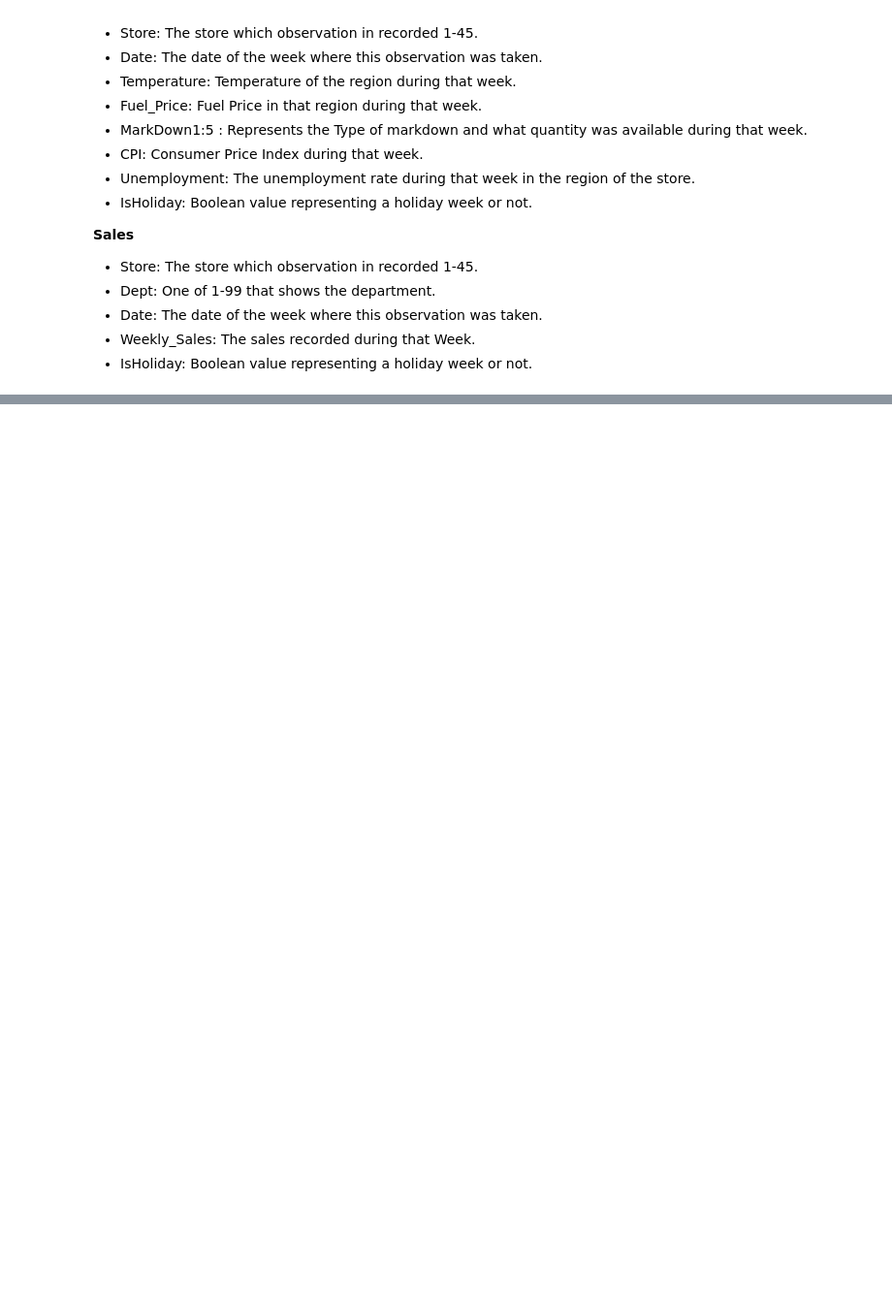
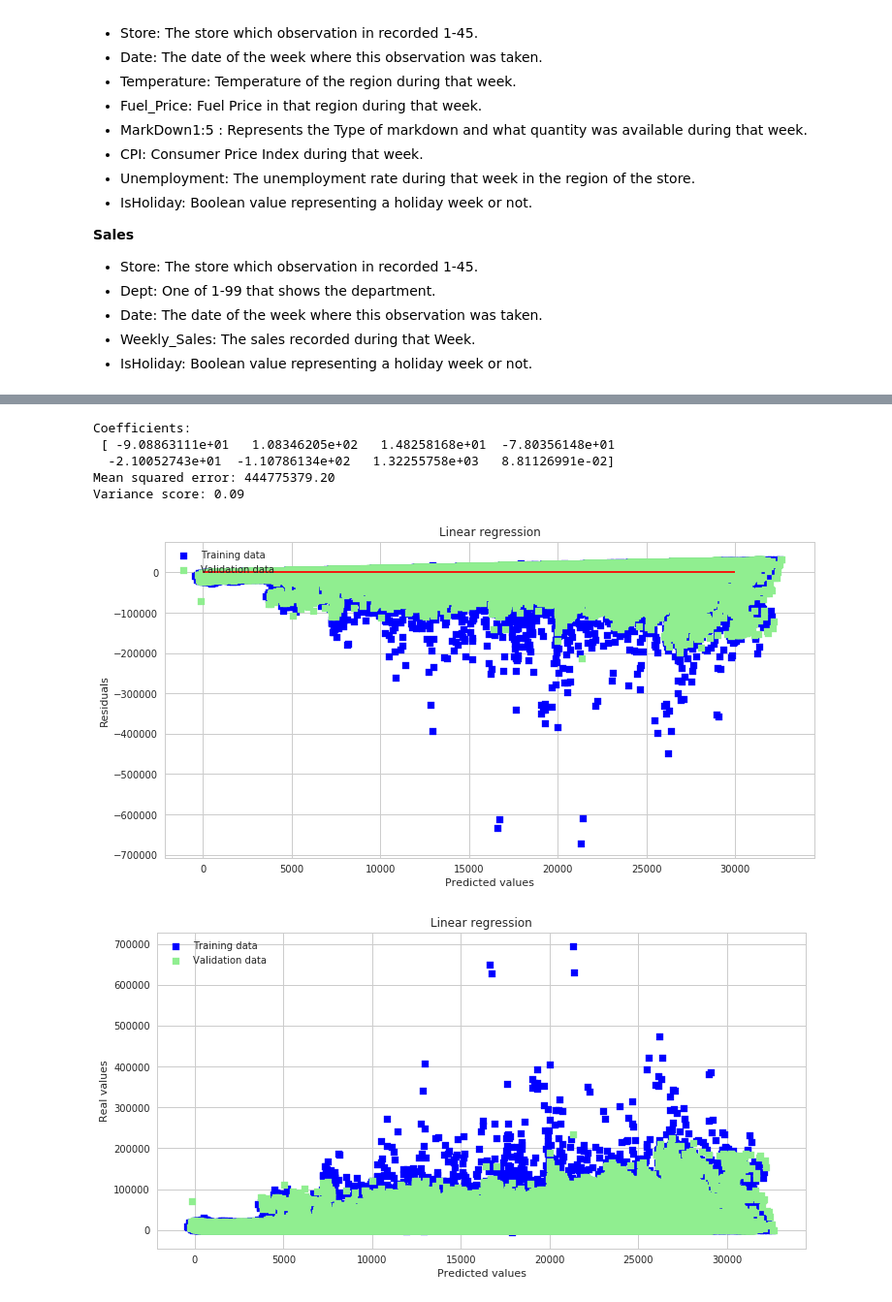
Before and after one commit to fkucuk/SWE582-ML-Final, a Jupyter notebook: Retail.ipynb, the cells around one changed output, grey strips where cells are left out. Shown at 97% size. Saved outputs shown, nothing was run; the diff lists cells and outputs as text; code cells hidden in the pictures; blank space fills up the shorter version.

```diff
--- a/Retail.ipynb
+++ b/Retail.ipynb
@@ -73,9 +98,10 @@ denormSales.describe().transpose()
 # %%
+#causes kernel to fail
 #scatterplot
-sns.set()
-cols = ['Weekly_Sales', 'Temperature', 'Fuel_Price', 'CPI', 'Size', 'IsHoliday', 'Type', 'Dept']
-sns.pairplot(denormSales[cols], size = 5)
-plt.show()
+#sns.set()
+#cols = ['Weekly_Sales', 'Temperature', 'Fuel_Price', 'CPI', 'Size', 'IsHoliday', 'Type', 'Dept']
+#sns.pairplot(denormSales[cols], size = 5)
+#plt.show()
 # %%
 corrmat = denormSales[['Weekly_Sales', 'Temperature', 'Fuel_Price', 'CPI', 'Unemployment', 'Type', 'Size', 'Dept']].corr()
 
@@ -127,52 +161,44 @@ lr = LinearRegression()
 lr.fit(x_train1, y_train1)
 
 y_pred1 = lr.predict(x_test1)
-
 y_train_pred1 = lr.predict(x_train1)
-
-print("Score: ", lr.score(x_test1, y_test1))
-
-print("x_train1.shape:", x_train1.shape)
-print("y_train1.shape:", y_train1.shape)
-print("x_test1.shape:", x_test1.shape)
-print("y_test1.shape:", y_test1.shape)
-print("y_pred1.shape:", y_pred1.shape)
-print("y_train_pred1.shape", y_train_pred1.shape)
-
-print ("Fit a model X_train, and calculate MSE with Y_train:",
-       np.mean((y_train1 - y_train_pred1) ** 2))
-print ("Fit a model X_train, and calculate MSE with X_test, Y_test:",
-       np.mean((y_test1 - y_pred1) ** 2))
 
 # The coefficients
 print('Coefficients: \n', lr.coef_)
 # The mean squared error
 print("Mean squared error: %.2f"
       % mean_squared_error(y_test1, y_pred1))
 # Explained variance score: 1 is perfect prediction
 print('Variance score: %.2f' % r2_score(y_test1, y_pred1))
 
 # Plot residuals
 plt.figure(figsize=(12,6))
 plt.scatter(y_train_pred1, y_train_pred1 - y_train1, c = "blue", marker = "s", label = "Training data")
 plt.scatter(y_pred1, y_pred1 - y_test1, c = "lightgreen", marker = "s", label = "Validation data")
 plt.title("Linear regression")
 plt.xlabel("Predicted values")
 plt.ylabel("Residuals")
 plt.legend(loc = "upper left")
 plt.hlines(y = 0, xmin = 0, xmax = 30000, color = "red")
 plt.show()
 
 # Plot predictions
 plt.figure(figsize=(12,6))
 plt.scatter(y_train_pred1, y_train1, c = "blue", marker = "s", label = "Training data")
 plt.scatter(y_pred1, y_test1, c = "lightgreen", marker = "s", label = "Validation data")
 plt.title("Linear regression")
 plt.xlabel("Predicted values")
 plt.ylabel("Real values")
 plt.legend(loc = "upper left")
-#plt.plot([10.5, 13.5], [10.5, 13.5], c = "red")
 plt.show()
+# %% [output]
+Coefficients:
+ [ -9.08863111e+01   1.08346205e+02   1.48258168e+01  -7.80356148e+01
+  -2.10052743e+01  -1.10786134e+02   1.32255758e+03   8.81126991e-02]
+Mean squared error: 444775379.20
+Variance score: 0.09
+[figure, added]
+[figure, added]
 # %%
 train2 = denormSales.loc[denormSales['year'] != 2012]
 test2 = denormSales.loc[denormSales['year'] == 2012]
```
Also changed, not shown: parts of 11 cells of this notebook.
